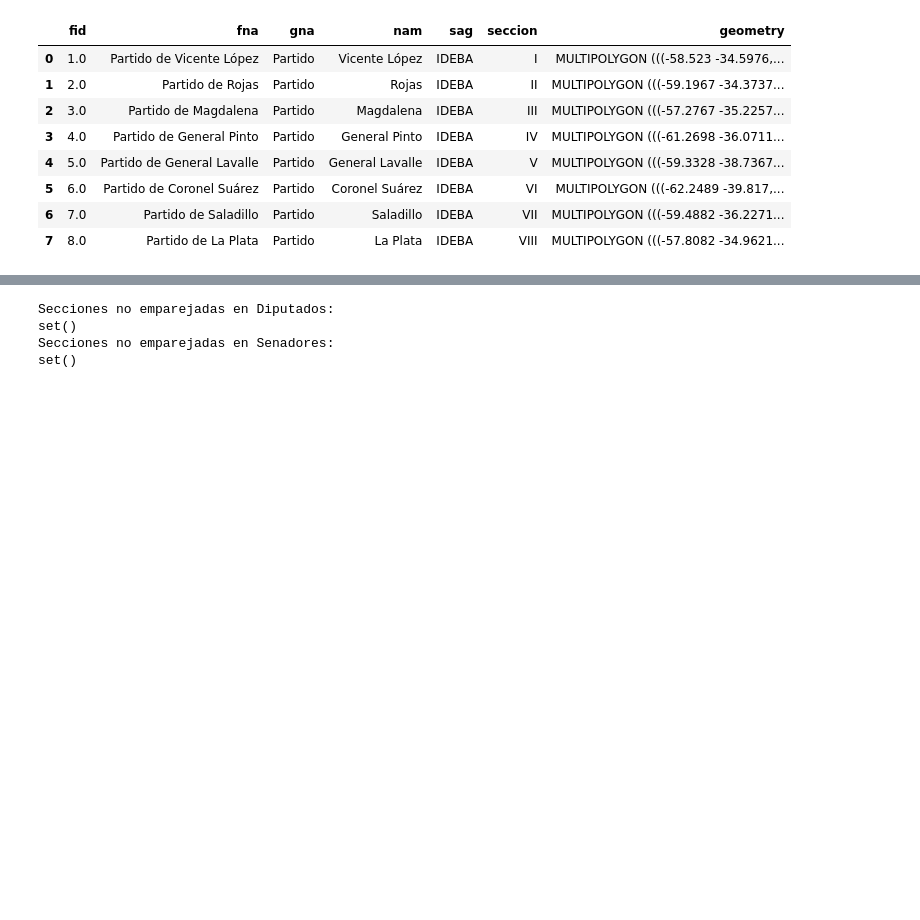
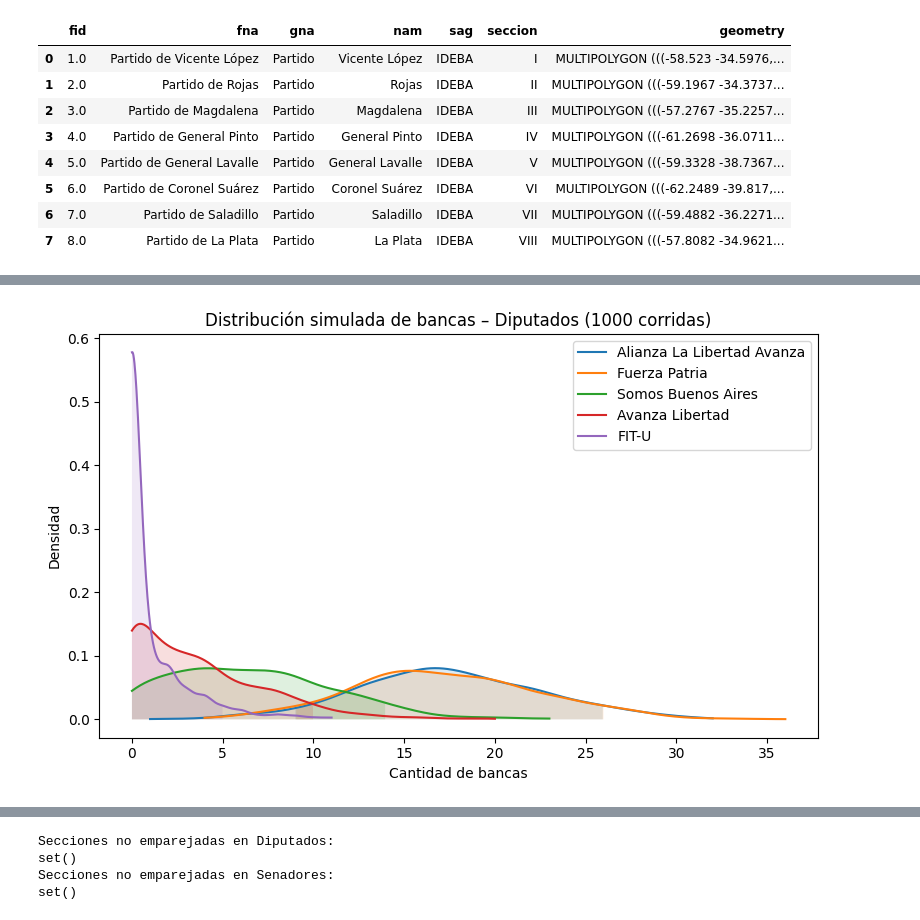
Before and after one commit to mirpuertas/simulador-elecciones-pba, a Jupyter notebook: calculo.ipynb, the cells around one changed output, grey strips where cells are left out. Saved outputs shown, nothing was run; the diff lists cells and outputs as text; code cells hidden in the pictures; blank space fills up the shorter version.

```diff
--- a/calculo.ipynb
+++ b/calculo.ipynb
@@ -122,0 +452,30 @@ df_bancas_senadores = repartir_bancas(df_senadores)
+# %%
+import numpy as np
+import matplotlib.pyplot as plt
+from scipy.stats import gaussian_kde   # viene con SciPy
+
+# dip_mc es el DataFrame con las 1000 simulaciones (filas) y partidos (columnas)
+
+plt.figure(figsize=(8,5))
+
+for partido in dip_mc.columns:
+    datos = dip_mc[partido].values
+    # --- curva KDE ---
+    kde  = gaussian_kde(datos, bw_method='scott')   # suavizado automático
+    xs   = np.linspace(datos.min(), datos.max(), 400)
+    dens = kde(xs)
+    plt.plot(xs, dens, label=partido)               # línea suave
+
+    # --- intervalo p5–p95 ---
+    p5, p95 = np.percentile(datos, [5, 95])
+    mask = (xs >= p5) & (xs <= p95)
+    plt.fill_between(xs[mask], dens[mask], alpha=0.15)   # misma tonalidad, +transparencia
+
+plt.title("Distribución simulada de bancas – Diputados (1000 corridas)")
+plt.xlabel("Cantidad de bancas")
+plt.ylabel("Densidad")
+plt.legend()
+plt.tight_layout()
+plt.show()
+# %% [output]
+[figure, added]
```
Also changed, not shown: parts of 13 cells of this notebook.
